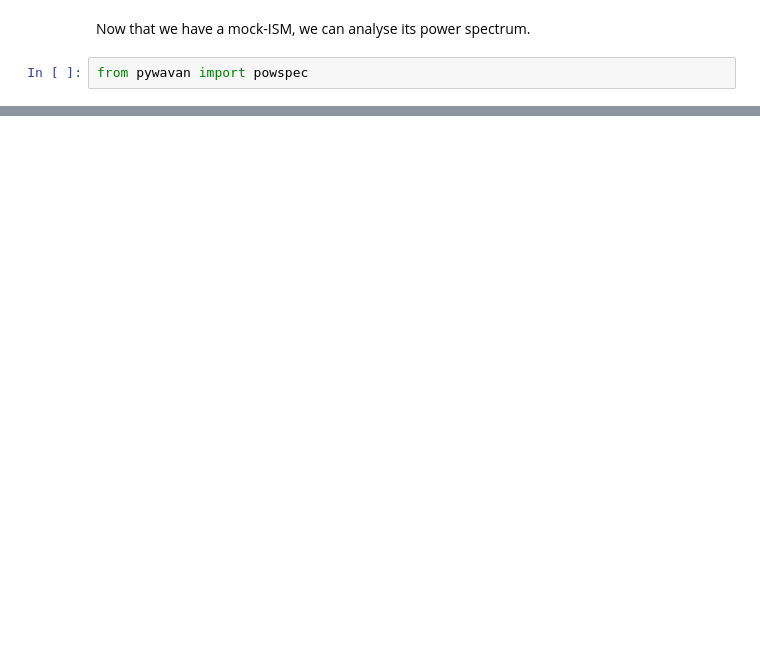
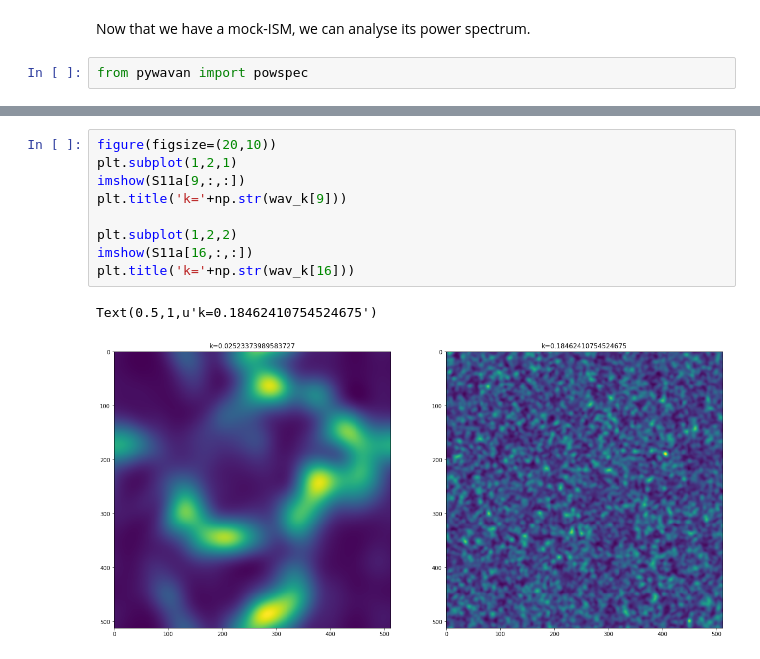
Before and after one commit to jfrob27/pywavan, a Jupyter notebook: tutorial/tuto_pywavan.ipynb, the cells around one changed output, grey strips where cells are left out. Saved outputs shown, nothing was run; the diff lists cells and outputs as text; blank space fills up the shorter version.

```diff
--- a/tutorial/tuto_pywavan.ipynb
+++ b/tutorial/tuto_pywavan.ipynb
@@ -120,0 +161,12 @@ Now we can apply the segmentation methode in order to separate the two component
+# %%
+figure(figsize=(20,10))
+plt.subplot(1,2,1)
+imshow(S11a[9,:,:])
+plt.title('k='+np.str(wav_k[9]))
+
+plt.subplot(1,2,2)
+imshow(S11a[16,:,:])
+plt.title('k='+np.str(wav_k[16]))
+# %% [output]
+Text(0.5,1,u'k=0.18462410754524675')
+[figure, added]
```
Also changed, not shown: parts of 19 cells of this notebook, 1 other file.
